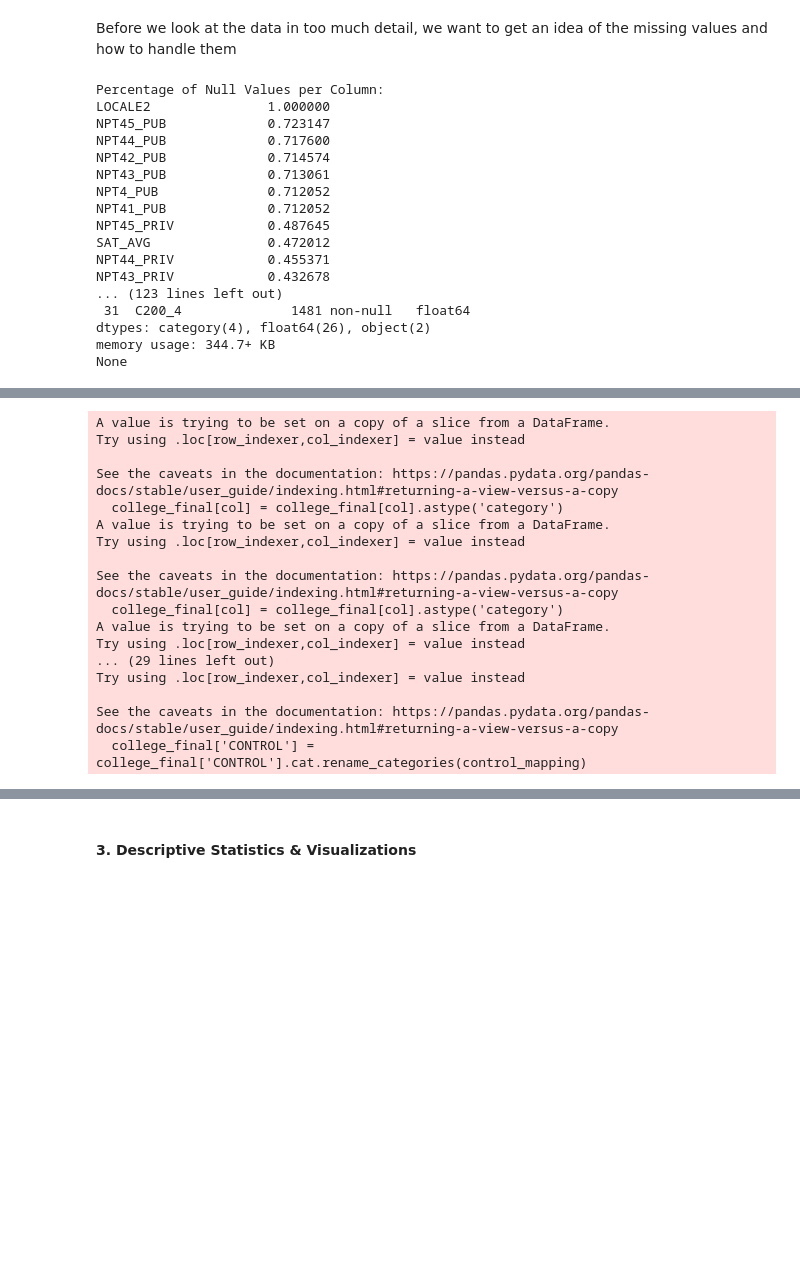
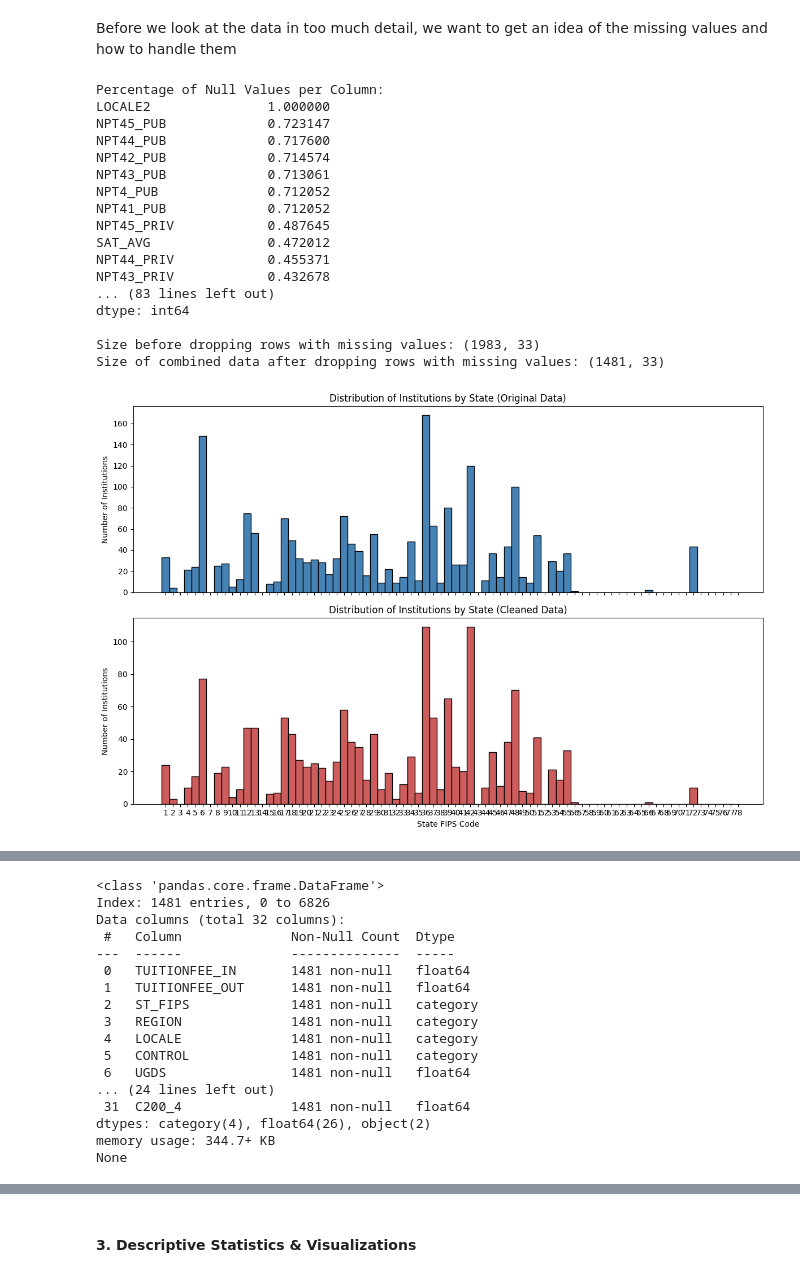
Before and after one commit to INFO523-Fall25-101-201/final-project-ava-lasater, a Jupyter notebook: final-project.ipynb, the cells around one changed output, grey strips where cells are left out. Cells and saved outputs as stored; diff of their text form; code cells hidden in the pictures; blank space fills up the shorter version.

Commit message:
Updating distribution graphs for presentation

```diff
--- a/final-project.ipynb
+++ b/final-project.ipynb
@@ -256,8 +259,8 @@ print('Size of combined data after dropping rows with missing values:', college_
 
 
 # do we still have good distribtuions across states and regions?
-'''
-Commented to save processing power
+
+
 
 # States
 fig, axes = plt.subplots(2, 1, figsize=(12, 8), sharex=True)
@@ -327,7 +330,7 @@ axes[1].set_ylabel('Number of Institutions')
 axes[1].set_xticks(range(1, 4))
 plt.tight_layout()
 plt.show()
-'''
+
 
 # our distributions look pretty good
 
@@ -363,35 +366,36 @@ college_final['REGION'] = college_final['REGION'].cat.rename_categories(region_m
 locale_mapping = {
     11: 'City: Large', 12: 'City: Midsize', 13: 'City: Small', 21: 'Suburb: Large', 22: 'Suburb: Midsize',
     23: 'Suburb: Small', 31: 'Town: Fringe', 32: 'Town: Distant', 33: 'Town: Remote', 41: 'Rural: Fringe',
     42: 'Rural: Distant', 43: 'Rural: Remote'
 }
 college_final['LOCALE'] = college_final['LOCALE'].cat.rename_categories(locale_mapping)
 
 # control mapping
 control_mapping = {
     1: 'Public', 2: 'Private Non-Profit', 3: 'Private For-Profit'
 }
 college_final['CONTROL'] = college_final['CONTROL'].cat.rename_categories(control_mapping)
 
 
 # we filtered for predominantly four-year institutions, so this column is no longer needed
 college_final = college_final.drop(columns=['PREDDEG'])
 print(college_final.info(verbose=True, show_counts=True))
 # %% [output]
 Percentage of Null Values per Column:
 LOCALE2               1.000000
 NPT45_PUB             0.723147
 NPT44_PUB             0.717600
 NPT42_PUB             0.714574
 NPT43_PUB             0.713061
 NPT4_PUB              0.712052
 NPT41_PUB             0.712052
 NPT45_PRIV            0.487645
 SAT_AVG               0.472012
 NPT44_PRIV            0.455371
 NPT43_PRIV            0.432678
-... (123 lines left out)
- 31  C200_4              1481 non-null   float64
-dtypes: category(4), float64(26), object(2)
-memory usage: 344.7+ KB
-None
+... (83 lines left out)
+dtype: int64
+
+Size before dropping rows with missing values: (1983, 33)
+Size of combined data after dropping rows with missing values: (1481, 33)
+[figure, added]
@@ -398,17 +405,17 @@ None
-A value is trying to be set on a copy of a slice from a DataFrame.
-Try using .loc[row_indexer,col_indexer] = value instead
-
-See the caveats in the documentation: https://pandas.pydata.org/pandas-docs/stable/user_guide/indexing.html#returning-a-view-versus-a-copy
-  college_final[col] = college_final[col].astype('category')
-A value is trying to be set on a copy of a slice from a DataFrame.
-Try using .loc[row_indexer,col_indexer] = value instead
-
-See the caveats in the documentation: https://pandas.pydata.org/pandas-docs/stable/user_guide/indexing.html#returning-a-view-versus-a-copy
-  college_final[col] = college_final[col].astype('category')
-A value is trying to be set on a copy of a slice from a DataFrame.
-Try using .loc[row_indexer,col_indexer] = value instead
-... (29 lines left out)
-Try using .loc[row_indexer,col_indexer] = value instead
-
-See the caveats in the documentation: https://pandas.pydata.org/pandas-docs/stable/user_guide/indexing.html#returning-a-view-versus-a-copy
-  college_final['CONTROL'] = college_final['CONTROL'].cat.rename_categories(control_mapping)
+<class 'pandas.core.frame.DataFrame'>
+Index: 1481 entries, 0 to 6826
+Data columns (total 32 columns):
+ #   Column              Non-Null Count  Dtype
+---  ------              --------------  -----
+ 0   TUITIONFEE_IN       1481 non-null   float64
+ 1   TUITIONFEE_OUT      1481 non-null   float64
+ 2   ST_FIPS             1481 non-null   category
+ 3   REGION              1481 non-null   category
+ 4   LOCALE              1481 non-null   category
+ 5   CONTROL             1481 non-null   category
+ 6   UGDS                1481 non-null   float64
+... (24 lines left out)
+ 31  C200_4              1481 non-null   float64
+dtypes: category(4), float64(26), object(2)
+memory usage: 344.7+ KB
+None
```
Also changed, not shown: parts of 2 cells of this notebook, 16 other files.
